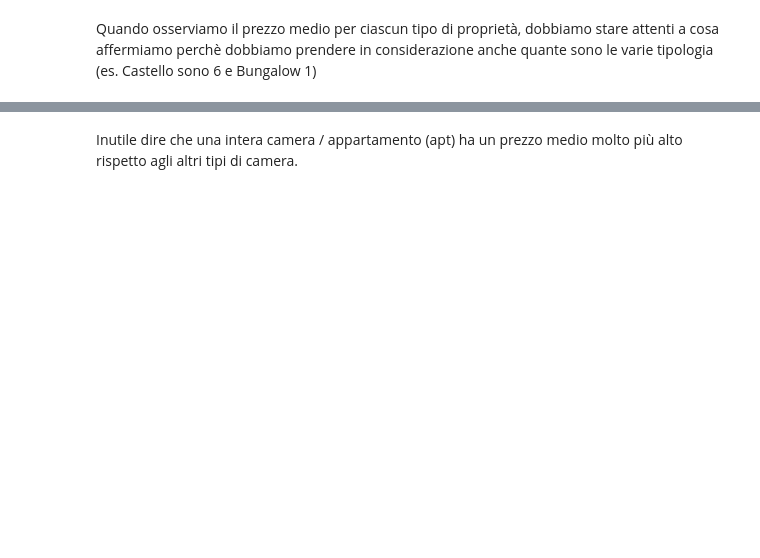
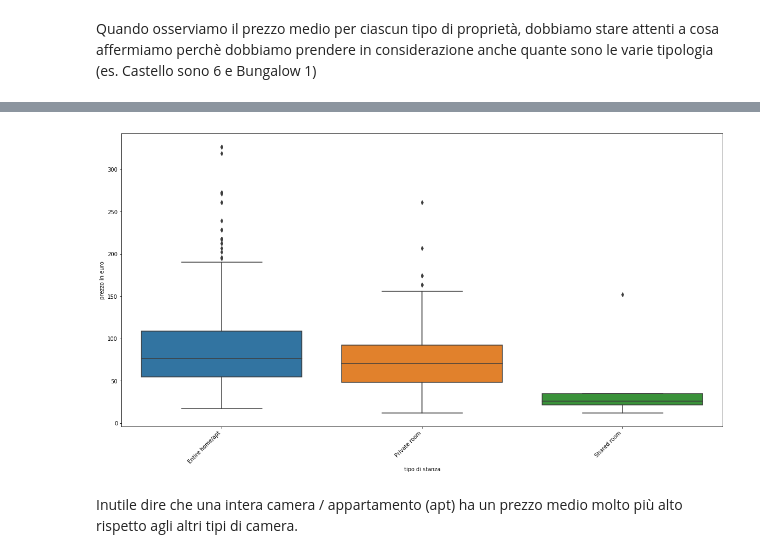
Before and after one commit to napo/airbnb_trentino2015, a Jupyter notebook: alloggi airbnb in trentino - anno 2015.ipynb, the cells around one changed output, grey strips where cells are left out. Saved outputs shown, nothing was run; the diff lists cells and outputs as text; code cells hidden in the pictures; blank space fills up the shorter version.

```diff
--- a/alloggi airbnb in trentino - anno 2015.ipynb
+++ b/alloggi airbnb in trentino - anno 2015.ipynb
@@ -459,16 +506,18 @@ listings.property_type.value_counts()
 # %%
-sort_price = listings.loc[(listings.price <= 600) & (listings.price > 0)]\
+sort_price = listings.loc[(listings.price <= 400) & (listings.price > 0)]\
                     .groupby('room_type')['price']\
                     .median()\
                     .sort_values(ascending=False)\
                     .index
-sns.boxplot(y='price', x='room_type', data=listings.loc[(listings.price <= 600) & (listings.price > 0)], order=sort_price)
+sns.boxplot(y='price', x='room_type', data=listings.loc[(listings.price <= 400) & (listings.price > 0)], order=sort_price)
 ax = plt.gca()
 ax.set_xticklabels(ax.get_xticklabels(), rotation=45, ha='right')
 plt.rcParams["figure.figsize"] = [20,10]
 plt.ylabel('prezzo in euro')
 plt.xlabel('tipo di stanza')
 plt.show();
+# %% [output]
+[figure, added]
 # %% [markdown]
 Inutile dire che una intera camera / appartamento (apt) ha un prezzo medio molto più alto rispetto agli altri tipi di camera.
 # %%
```
Also changed, not shown: parts of 51 cells of this notebook.
